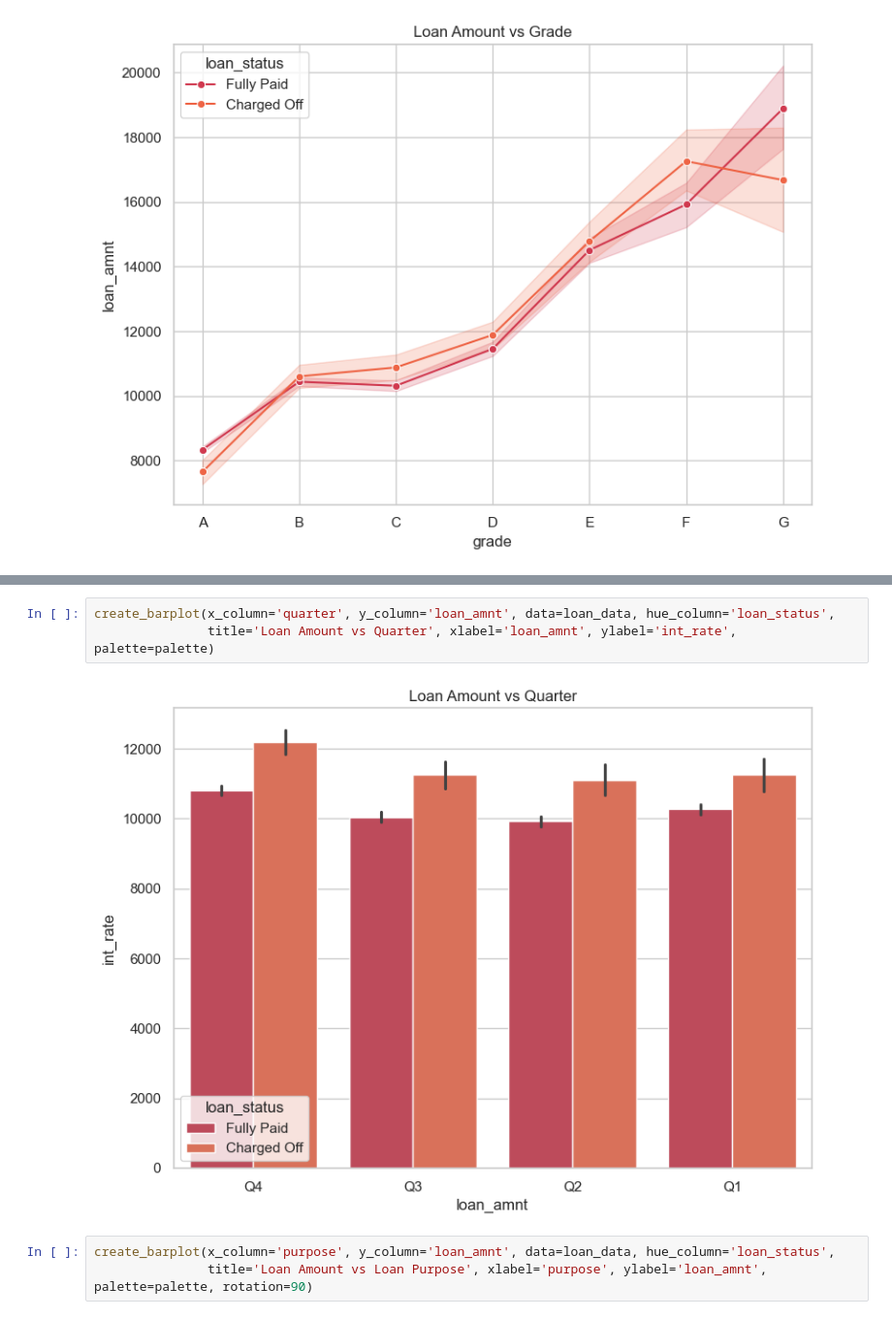
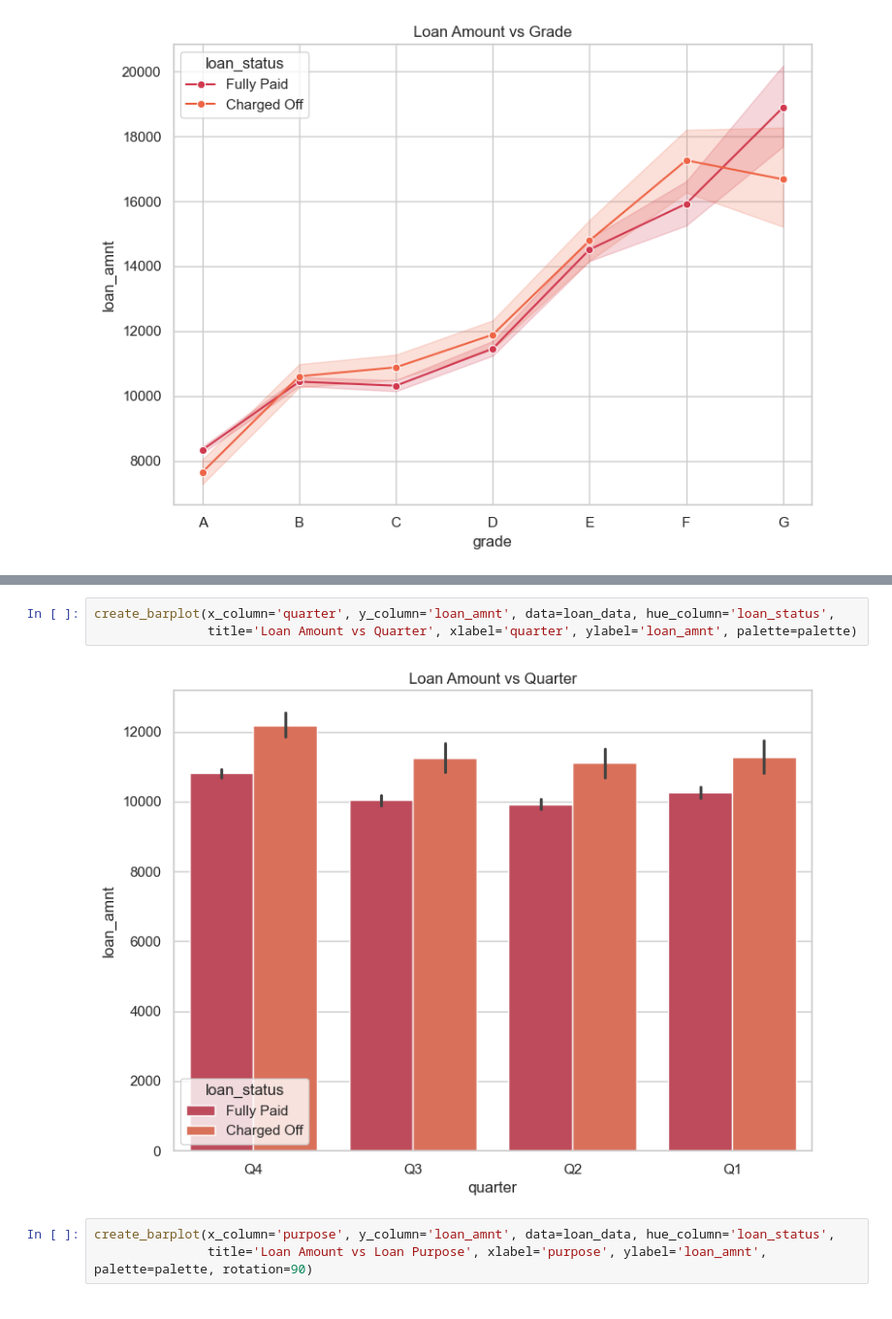
Before and after one commit to roypk98/LendingClubCaseStudy, a Jupyter notebook: Piyush_Kumar_Roy.ipynb, the cells around one changed output, grey strips where cells are left out. Shown at 97% size. Cells and saved outputs as stored; diff of their text form.

```diff
--- a/Piyush_Kumar_Roy.ipynb
+++ b/Piyush_Kumar_Roy.ipynb
@@ -1156,8 +1151,8 @@ create_lineplot(x_column='issue_d_year', y_column='loan_amnt', data=loan_data, h
 # %%
 create_barplot(x_column='quarter', y_column='loan_amnt', data=loan_data, hue_column='loan_status',
-               title='Loan Amount vs Quarter', xlabel='loan_amnt', ylabel='int_rate', palette=palette)
+               title='Loan Amount vs Quarter', xlabel='quarter', ylabel='loan_amnt', palette=palette)
 # %% [output]
-[figure, old version]
+[figure, new version]
 # %%
 create_barplot(x_column='purpose', y_column='loan_amnt', data=loan_data, hue_column='loan_status',
                title='Loan Amount vs Loan Purpose', xlabel='purpose', ylabel='loan_amnt', palette=palette, rotation=90)
```
Also changed, not shown: parts of 7 cells of this notebook.
